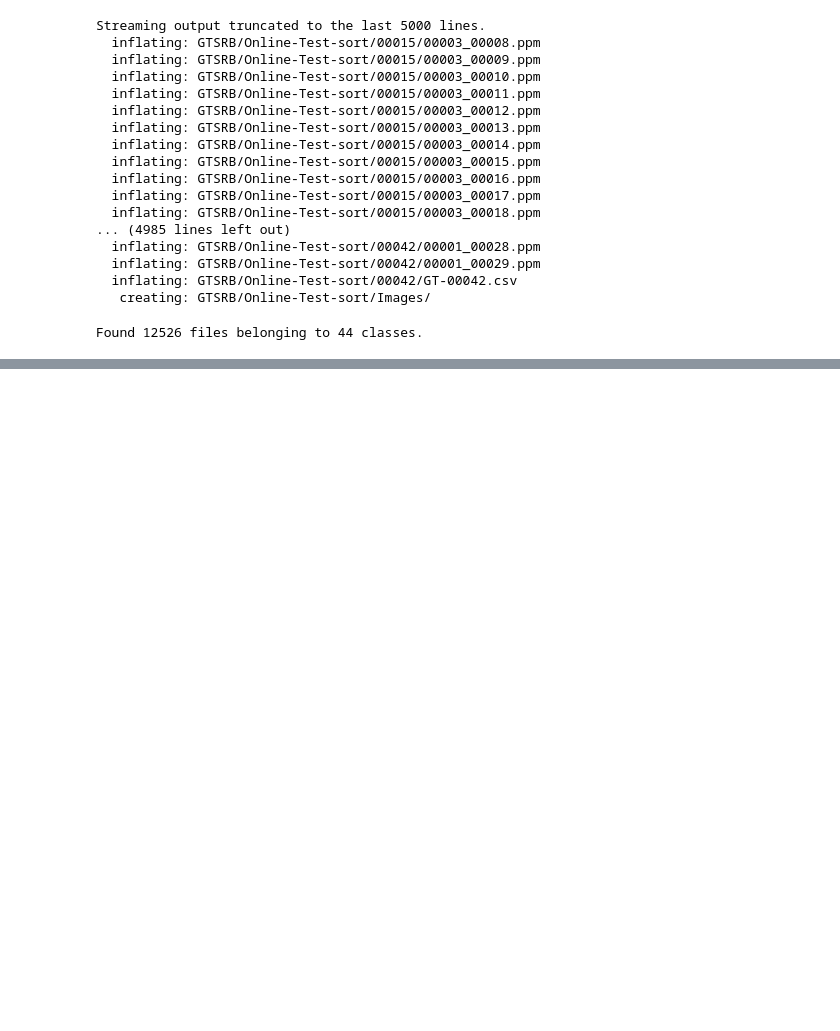
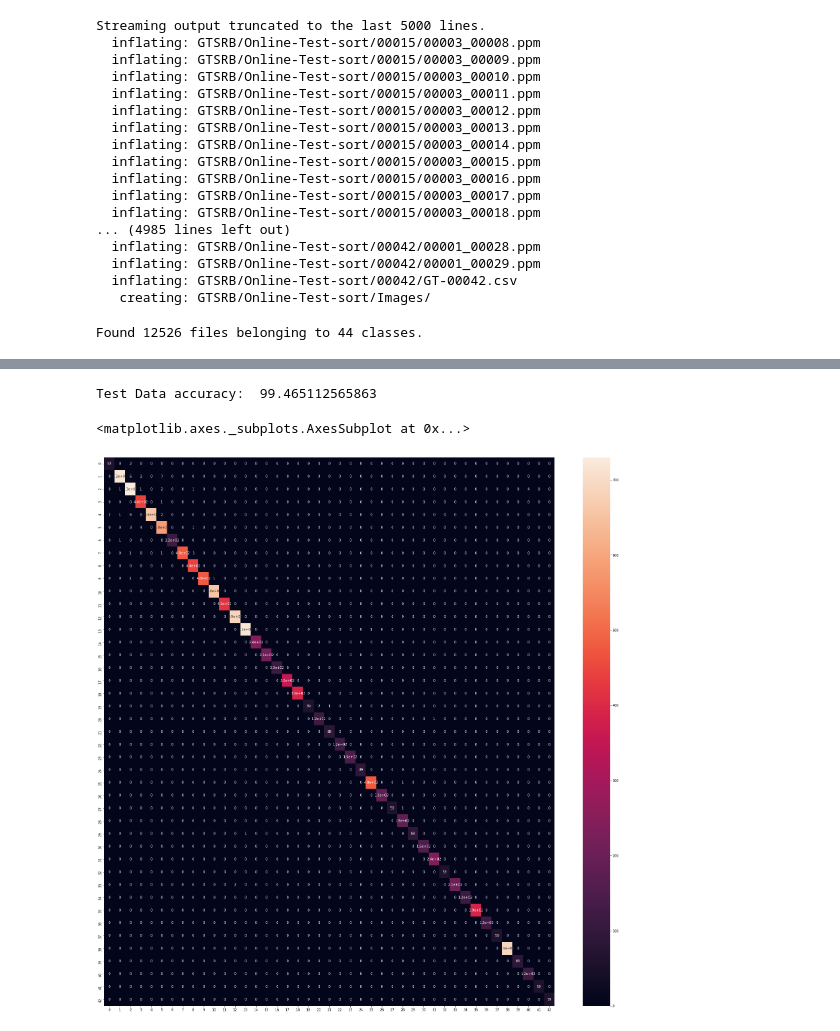
Before and after one commit to iitmcvg/InterIIT_2021, a Jupyter notebook: baseline_model.ipynb, the cells around one changed output, grey strips where cells are left out. Cells and saved outputs as stored; diff of their text form; code cells hidden in the pictures; blank space fills up the shorter version.

Commit message:
Plotted all evaluation metrics

```diff
--- a/baseline_model.ipynb
+++ b/baseline_model.ipynb
@@ -159,0 +161,28 @@ test_dataset
+# %%
+y1 = np.array([])
+y2 = np.array([])
+
+for x, y in tqdm(test_dataset):
+  y_true=np.argmax(model.predict(x),axis=1)
+  y1=np.append(y1,y_true)
+  y2=np.append(y2,y.numpy())
+# %%
+from sklearn.metrics import accuracy_score
+
+print('Test Data accuracy: ',accuracy_score(y1, y2)*100)
+# %% [output]
+Test Data accuracy:  99.465112565863
+# %%
+from sklearn.metrics import confusion_matrix
+cf = confusion_matrix(y1, y2)
+# %%
+import seaborn as sns
+import pandas as pd
+import matplotlib.pyplot as plt
+
+df_cm = pd.DataFrame(cf)
+plt.figure(figsize = (30,30))
+sns.heatmap(df_cm, annot=True)
+# %% [output]
+<matplotlib.axes._subplots.AxesSubplot at 0x...>
+[figure, added]
```
Also changed, not shown: parts of 7 cells of this notebook.
